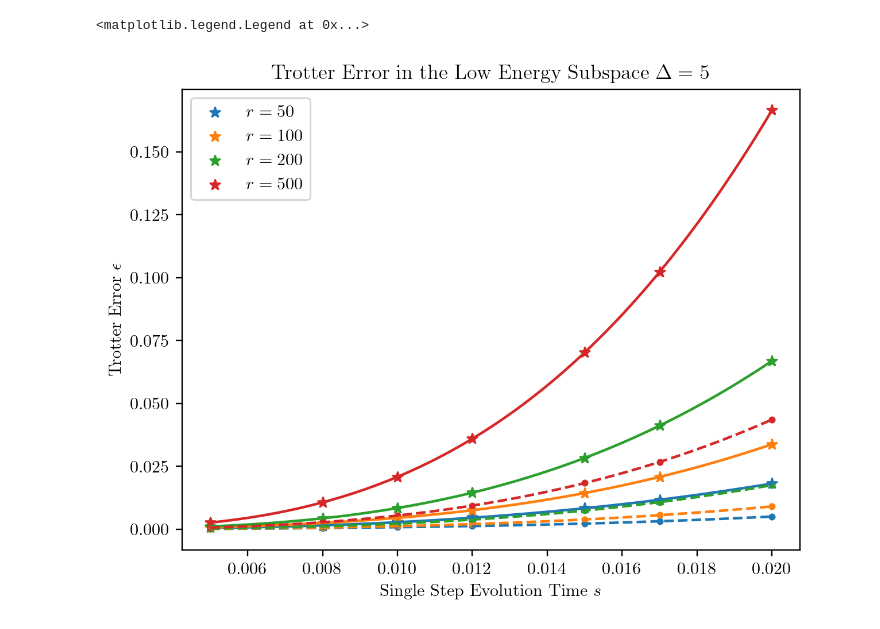
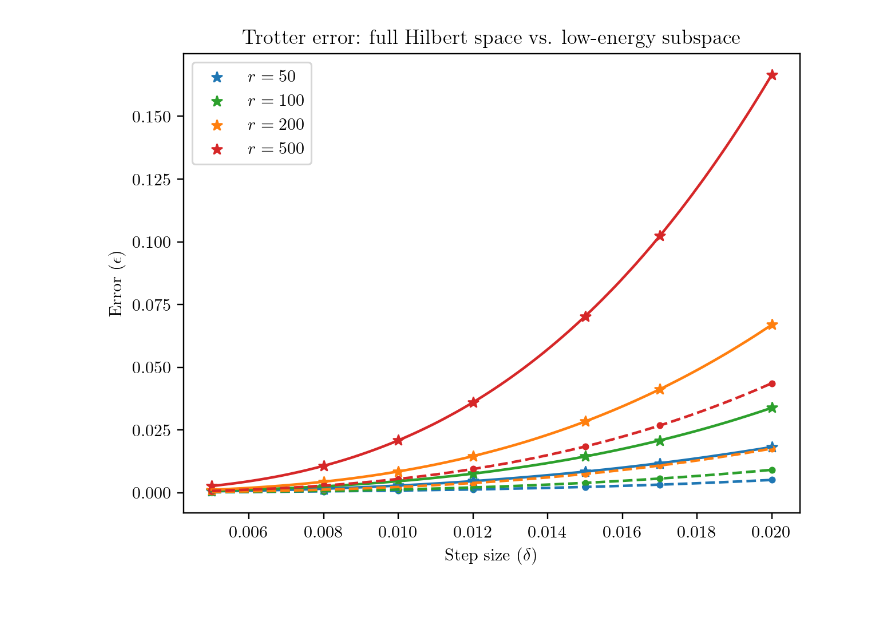
Before and after one commit to Qubit-Fernand/Digital-Quantum-Simulation, a Jupyter notebook: Figure/Plotting.ipynb, the cells around one changed output. Cells and saved outputs as stored; diff of their text form; code cells hidden in the pictures.

```diff
--- a/Figure/Plotting.ipynb
+++ b/Figure/Plotting.ipynb
@@ -43,34 +60,35 @@ coefficients_r_500_Delta_5 = np.polyfit(dt, r_500_Delta_5, 3)
 poly_r_500_Delta_5 = np.poly1d(coefficients_r_500_Delta_5)
 # %%
 fig, ax = plt.subplots(dpi=217)
-ax.set_title('Trotter Error in the Low Energy Subspace $\Delta = 5$')
-ax.set_xlabel('Single Step Evolution Time $s$')
-ax.set_ylabel('Trotter Error $\epsilon$')
+ax.set_title('Trotter error: full Hilbert space vs. low-energy subspace')
+ax.set_xlabel('Step size ($\delta$)')
+ax.set_ylabel('Error ($\epsilon$)')
 
-ax.scatter(dt, r_50, marker = '*', color = '#1f77b4', label='$r=50$')
+ax.scatter(dt, r_50, marker = '*', color = '#1f77b4', label = '$r=50$')
 ax.plot(dt_new, poly_r_50(dt_new), color = '#1f77b4', linestyle = '-')
 
 ax.scatter(dt, r_50_Delta_5, marker ='.', color = '#1f77b4')
 ax.plot(dt_new, poly_r_50_Delta_5(dt_new), color = '#1f77b4', linestyle = '--')
 
-ax.scatter(dt, r_100, marker = '*', color = '#ff7f0e', label='$r=100$')
-ax.plot(dt_new, poly_r_100(dt_new), color = '#ff7f0e', linestyle = '-')
+ax.scatter(dt, r_100, marker = '*', color = '#2ca02c', label = '$r=100$')
+ax.plot(dt_new, poly_r_100(dt_new), color = '#2ca02c', linestyle = '-')
 
-ax.scatter(dt, r_100_Delta_5, marker ='.', color = '#ff7f0e')
-ax.plot(dt_new, poly_r_100_Delta_5(dt_new), color = '#ff7f0e', linestyle = '--')
+ax.scatter(dt, r_100_Delta_5, marker ='.', color = '#2ca02c')
+ax.plot(dt_new, poly_r_100_Delta_5(dt_new), color = '#2ca02c', linestyle = '--')
 
-ax.scatter(dt, r_200, marker = '*', color = '#2ca02c', label='$r=200$')
-ax.plot(dt_new, poly_r_200(dt_new), color = '#2ca02c', linestyle = '-')
+ax.scatter(dt, r_200, marker = '*', color = '#ff7f0e', label = '$r=200$')
+ax.plot(dt_new, poly_r_200(dt_new), color = '#ff7f0e', linestyle = '-')
 
-ax.scatter(dt, r_200_Delta_5, marker ='.', color = '#2ca02c')
-ax.plot(dt_new, poly_r_200_Delta_5(dt_new), color = '#2ca02c', linestyle = '--')
+ax.scatter(dt, r_200_Delta_5, marker ='.', color = '#ff7f0e')
+ax.plot(dt_new, poly_r_200_Delta_5(dt_new), color = '#ff7f0e', linestyle = '--')
 
-ax.scatter(dt, r_500, marker = '*', color = '#d62728', label='$r=500$')
+ax.scatter(dt, r_500, marker = '*', color = '#d62728', label = '$r=500$')
 ax.plot(dt_new, poly_r_500(dt_new), color = '#d62728', linestyle = '-')
 
 ax.scatter(dt, r_500_Delta_5, marker ='.', color = '#d62728')
 ax.plot(dt_new, poly_r_500_Delta_5(dt_new), color = '#d62728', linestyle = '--')
 ax.legend()
+
+fig.savefig('baseline.svg', dpi=600, format='svg')
 # %% [output]
-<matplotlib.legend.Legend at 0x...>
-[figure, old version]
+[figure, new version]
```
Also changed, not shown: parts of 5 cells of this notebook, 21 other files.
